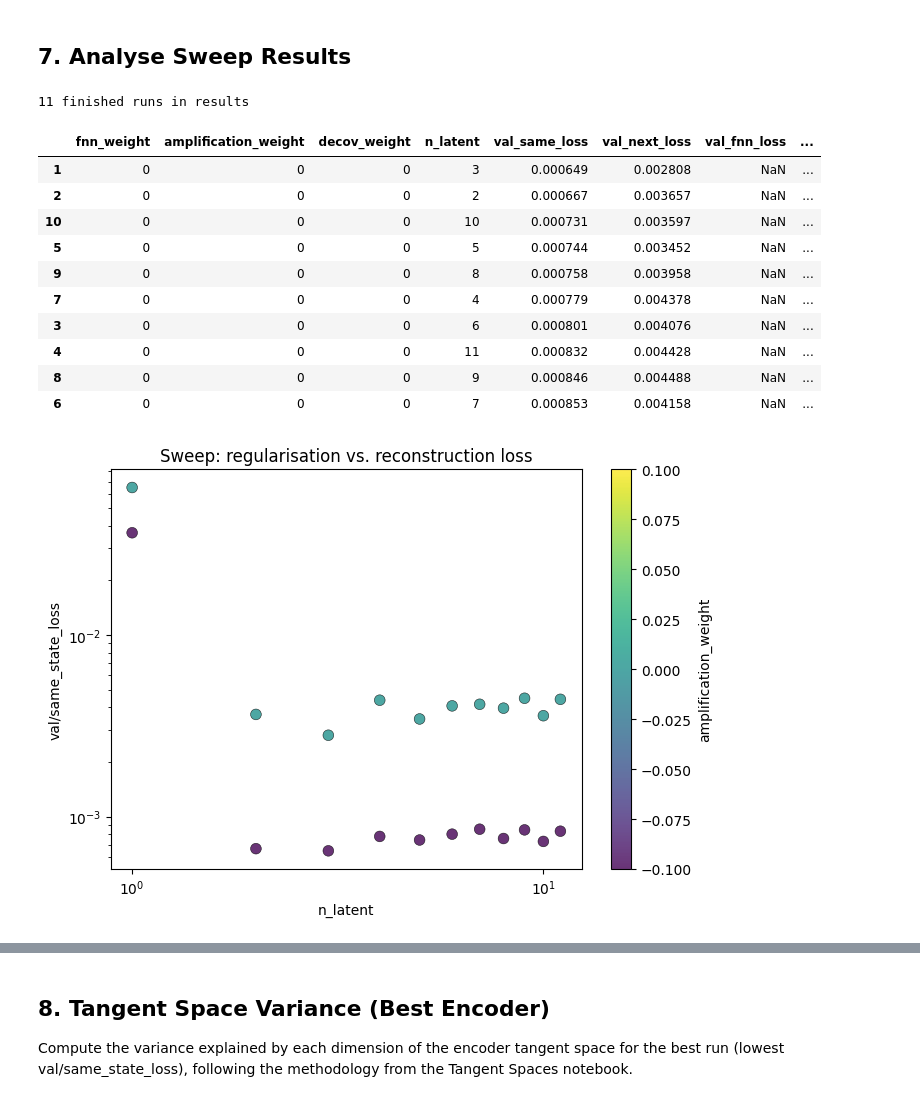
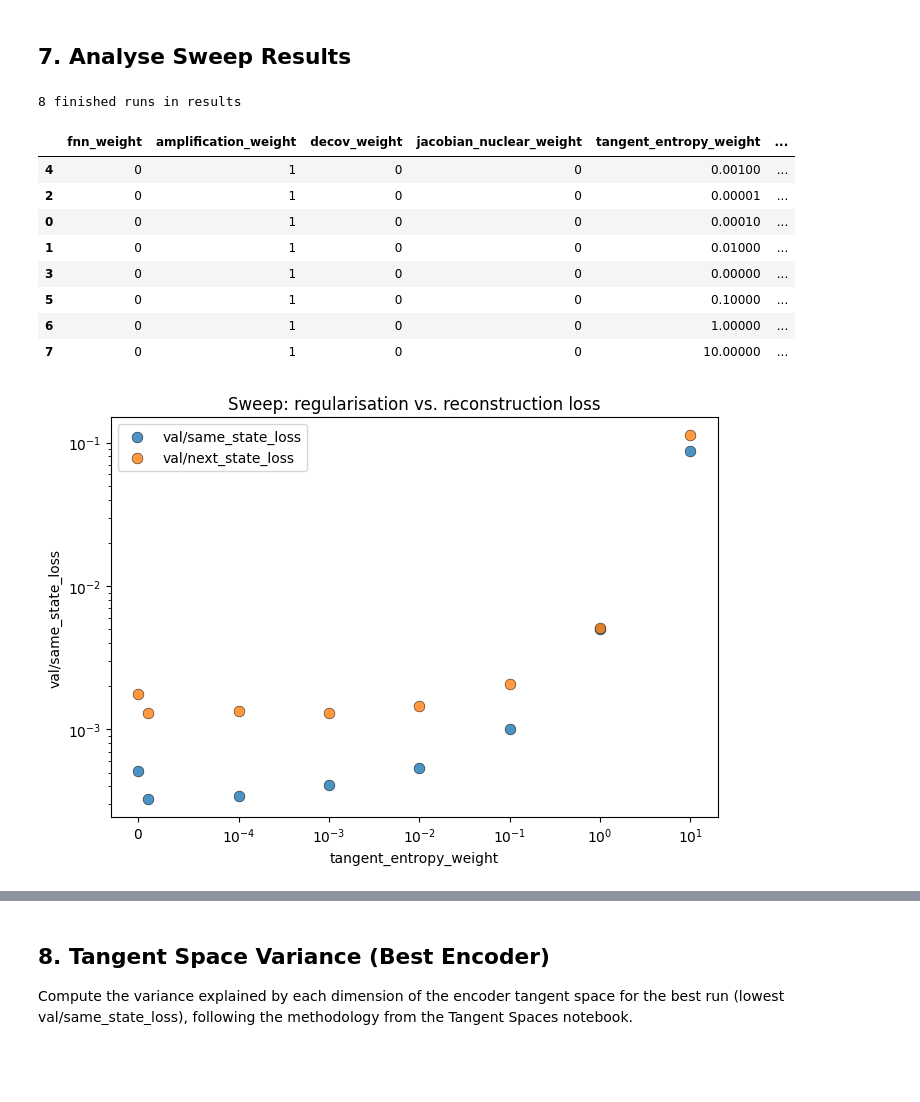
Before and after one commit to adamjeisen/JacobianODE, a Jupyter notebook: _jupyter/Encoder-Only MLP (Lorenz - hyperparameter sweep).ipynb, the cells around one changed output, grey strips where cells are left out. Saved outputs shown, nothing was run; the diff lists cells and outputs as text; code cells hidden in the pictures; blank space fills up the shorter version.

```diff
--- a/_jupyter/Encoder-Only MLP (Lorenz - hyperparameter sweep).ipynb
+++ b/_jupyter/Encoder-Only MLP (Lorenz - hyperparameter sweep).ipynb
@@ -219,8 +231,10 @@ SWEEP_PARAMS = {
     # "training.lightning.amplification_weight": [0.0],
     "training.lightning.amplification_weight": [1.0],
     "training.lightning.decov_weight": [0.0],
-    # "training.lightning.jacobian_nuclear_weight": [0.0],
-    "training.lightning.jacobian_nuclear_weight": [0.0, 1e-6, 1e-5, 1e-4, 1e-3, 1e-2, 1e-1, 1, 10],
+    "training.lightning.jacobian_nuclear_weight": [0.0],
+    # "training.lightning.jacobian_nuclear_weight": [0.0, 1e-6, 1e-5, 1e-4, 1e-3, 1e-2, 1e-1, 1, 10],
+    # "training.lightning.tangent_entropy_weight": [0.0],
+    "training.lightning.tangent_entropy_weight": [0.0, 1e-5, 1e-4, 1e-3, 1e-2, 1e-1, 1, 10],
     # "model.encoder.n_latent": [1, 2, 3, 4, 5, 6, 7, 8, 9, 10, 11],
 }
 
@@ -237,6 +251,8 @@ Sweep grid: 9 total combinations
 # When set, sweep jobs log to this group and post-hoc evaluation filters by it.
 # Set to None to log runs without a group.
 # WANDB_GROUP = None  # e.g. "fnn_sweep_2026-03" or "sweep_v2"
-WANDB_GROUP = f"MLP_L_{N_LATENT}_AMP_LOSS_NO_RECON_JAC_NUC_SWEEP"
+# WANDB_GROUP = f"MLP_L_{N_LATENT}_AMP_LOSS_NO_RECON_JAC_NUC_SWEEP"
+# WANDB_GROUP = f"MLP_L_{N_LATENT}_FNN_SWEEP_SPARSIFY_{FNN_SPARSIFY}"
+WANDB_GROUP = f"MLP_L_{N_LATENT}_TANGENT_ENTROPY_SWEEP_N_SAMPLES_{TANGENT_ENTROPY_N_SAMPLES}"
 print(f"W&B group: {WANDB_GROUP}")
 # %% [output]
@@ -307,8 +323,11 @@ overrides.extend([
     f"++training.lightning.fnn_n_samples={FNN_N_SAMPLES}",
     f"++training.lightning.fnn_normalize={FNN_NORMALIZE}",
     f"++training.lightning.fnn_elementwise_regularization={FNN_ELEMENTWISE_REGULARIZATION}",
+    f"++training.lightning.fnn_sparsify={FNN_SPARSIFY}",
     # f"++training.lightning.jacobian_nuclear_weight={JACOBIAN_NUCLEAR_WEIGHT}",
     f"++training.lightning.jacobian_nuclear_n_samples={JACOBIAN_NUCLEAR_N_SAMPLES}",
+    f"++training.lightning.tangent_entropy_n_samples={TANGENT_ENTROPY_N_SAMPLES}",
+    f"++training.lightning.tangent_entropy_mode={TANGENT_ENTROPY_MODE}",
     f"++training.trainer_params.max_epochs={MAX_EPOCHS}",
     f"++training.trainer_params.limit_train_batches={LIMIT_TRAIN_BATCHES}",
     f"++training.early_stopping.early_stopping_patience={EARLY_STOPPING_PATIENCE}",
@@ -712,52 +752,55 @@ for r in finished_runs:
     rec['run_id']           = r.id
     records.append(rec)
 
-df = pd.DataFrame(records).sort_values('val_same_loss')
+# df = pd.DataFrame(records).sort_values('val_same_loss')
+df = pd.DataFrame(records).sort_values('val_next_loss')
 print(f"{len(df)} finished runs in results")
 df.head(10)
 # %% [output]
-11 finished runs in results
+8 finished runs in results
-|  | fnn_weight | amplification_weight | decov_weight | n_latent | val_same_loss | val_next_loss | val_fnn_loss | ... |
-| 1 | 0 | 0 | 0 | 3 | 0.000649 | 0.002808 | NaN | ... |
-| 2 | 0 | 0 | 0 | 2 | 0.000667 | 0.003657 | NaN | ... |
-| 10 | 0 | 0 | 0 | 10 | 0.000731 | 0.003597 | NaN | ... |
-| 5 | 0 | 0 | 0 | 5 | 0.000744 | 0.003452 | NaN | ... |
-| 9 | 0 | 0 | 0 | 8 | 0.000758 | 0.003958 | NaN | ... |
-| 7 | 0 | 0 | 0 | 4 | 0.000779 | 0.004378 | NaN | ... |
-| 3 | 0 | 0 | 0 | 6 | 0.000801 | 0.004076 | NaN | ... |
-| 4 | 0 | 0 | 0 | 11 | 0.000832 | 0.004428 | NaN | ... |
-| 8 | 0 | 0 | 0 | 9 | 0.000846 | 0.004488 | NaN | ... |
-| 6 | 0 | 0 | 0 | 7 | 0.000853 | 0.004158 | NaN | ... |
+|  | fnn_weight | amplification_weight | decov_weight | jacobian_nuclear_weight | tangent_entropy_weight | ... |
+| 4 | 0 | 1 | 0 | 0 | 0.00100 | ... |
+| 2 | 0 | 1 | 0 | 0 | 0.00001 | ... |
+| 0 | 0 | 1 | 0 | 0 | 0.00010 | ... |
+| 1 | 0 | 1 | 0 | 0 | 0.01000 | ... |
+| 3 | 0 | 1 | 0 | 0 | 0.00000 | ... |
+| 5 | 0 | 1 | 0 | 0 | 0.10000 | ... |
+| 6 | 0 | 1 | 0 | 0 | 1.00000 | ... |
+| 7 | 0 | 1 | 0 | 0 | 10.00000 | ... |
 # %%
 # ---- Scatter: fnn_weight vs val_same_state_loss, coloured by amplification_weight ----
 fig, ax = plt.subplots(figsize=(7, 5))
 sc = ax.scatter(
     # df['fnn_weight'],
-    df['n_latent'],
+    # df['n_latent'],
+    df['tangent_entropy_weight'],
     df['val_same_loss'],
-    c=df['amplification_weight'],
-    cmap='viridis',
+    c="C0",
+    label="val/same_state_loss",
     s=60, alpha=0.8, edgecolors='k', linewidths=0.4,
 )
 sc = ax.scatter(
     # df['fnn_weight'],
-    df['n_latent'],
+    # df['n_latent'],
+    df['tangent_entropy_weight'],
     df['val_next_loss'],
-    c=df['amplification_weight'],
-    cmap='viridis',
+    c="C1",
+    label="val/next_state_loss",
     s=60, alpha=0.8, edgecolors='k', linewidths=0.4,
 )
-plt.colorbar(sc, ax=ax, label='amplification_weight')
+# plt.colorbar(sc, ax=ax, label='fnn_weight')
+plt.legend()
 ax.set_xscale('symlog', linthresh=1e-4)
 ax.set_yscale('log')
 # ax.set_xlabel('fnn_weight')
-ax.set_xlabel('n_latent')
+# ax.set_xlabel('n_latent')
+ax.set_xlabel('tangent_entropy_weight')
 ax.set_ylabel('val/same_state_loss')
 ax.set_title('Sweep: regularisation vs. reconstruction loss')
 plt.tight_layout()
 plt.show()
 # %% [output]
-[figure, old version]
+[figure, new version]
 # %%
 # ---- Latent utilisation distribution ----
 fig, ax = plt.subplots(figsize=(6, 4))
```
Also changed, not shown: parts of 16 cells of this notebook, 8 other files.
